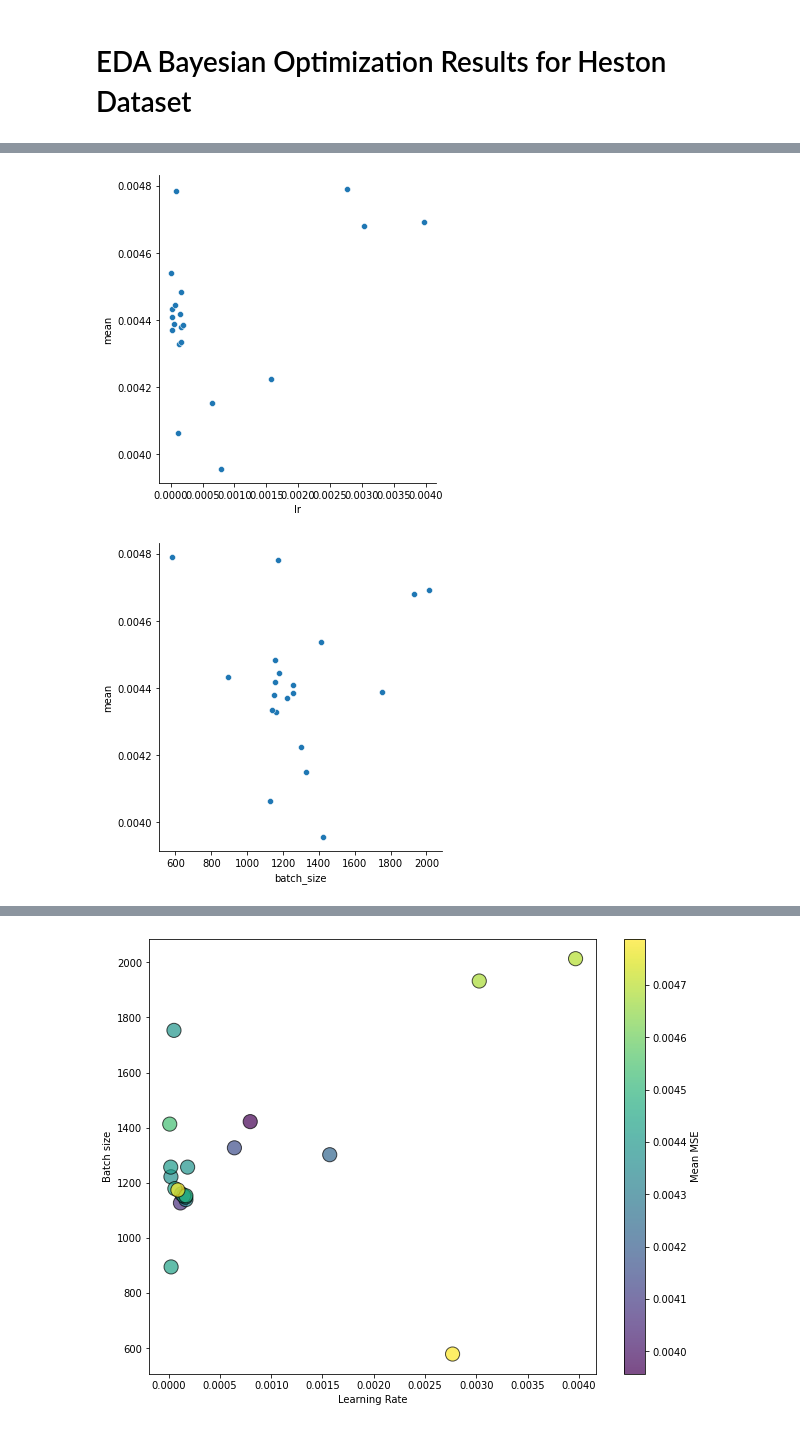
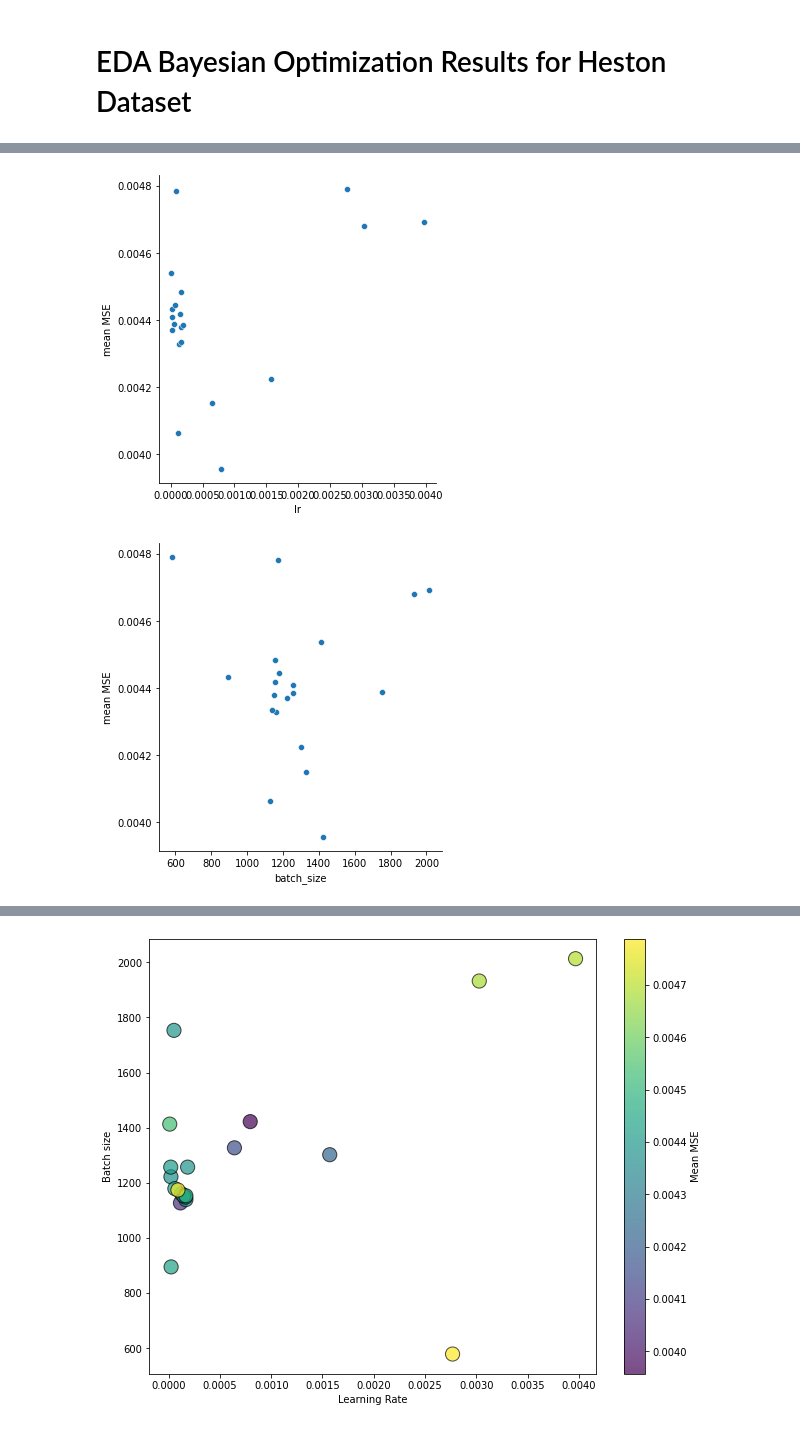
Before and after one commit to paolodelia99/thesis-option-pricing-with-deep-learning, a Jupyter notebook: notebooks/EDA Heston BO results.ipynb, the cells around one changed output, grey strips where cells are left out. Cells and saved outputs as stored; diff of their text form; code cells hidden in the pictures.

```diff
--- a/notebooks/EDA Heston BO results.ipynb
+++ b/notebooks/EDA Heston BO results.ipynb
@@ -47,11 +47,17 @@ res_df.sort_values('mean')
 | 6_0 | 0.061730 | 1493 | 6 | 400 | ELU | mse | 1.720826e+12 | 1.288229e+10 | 6 |
 | 9_0 | 0.049470 | 752 | 8 | 600 | LeakyReLU | mse | 2.681446e+26 | 1.219074e+24 | 9 |
 # %%
-sns.relplot(data=res_df[:20], x="lr", y="mean");
+sns.relplot(data=res_df[:20], x="lr", y="mean")
+
+plt.ylabel("mean MSE")
+plt.show()
 # %% [output]
-[figure, old version]
+[figure, new version]
 # %%
-sns.relplot(data=res_df[:20], x="batch_size", y="mean");
+sns.relplot(data=res_df[:20], x="batch_size", y="mean")
+
+plt.ylabel("mean MSE")
+plt.show()
 # %% [output]
-[figure, old version]
+[figure, new version]
 # %%
```
Also changed, not shown: parts of 5 cells of this notebook, 5 other files.
